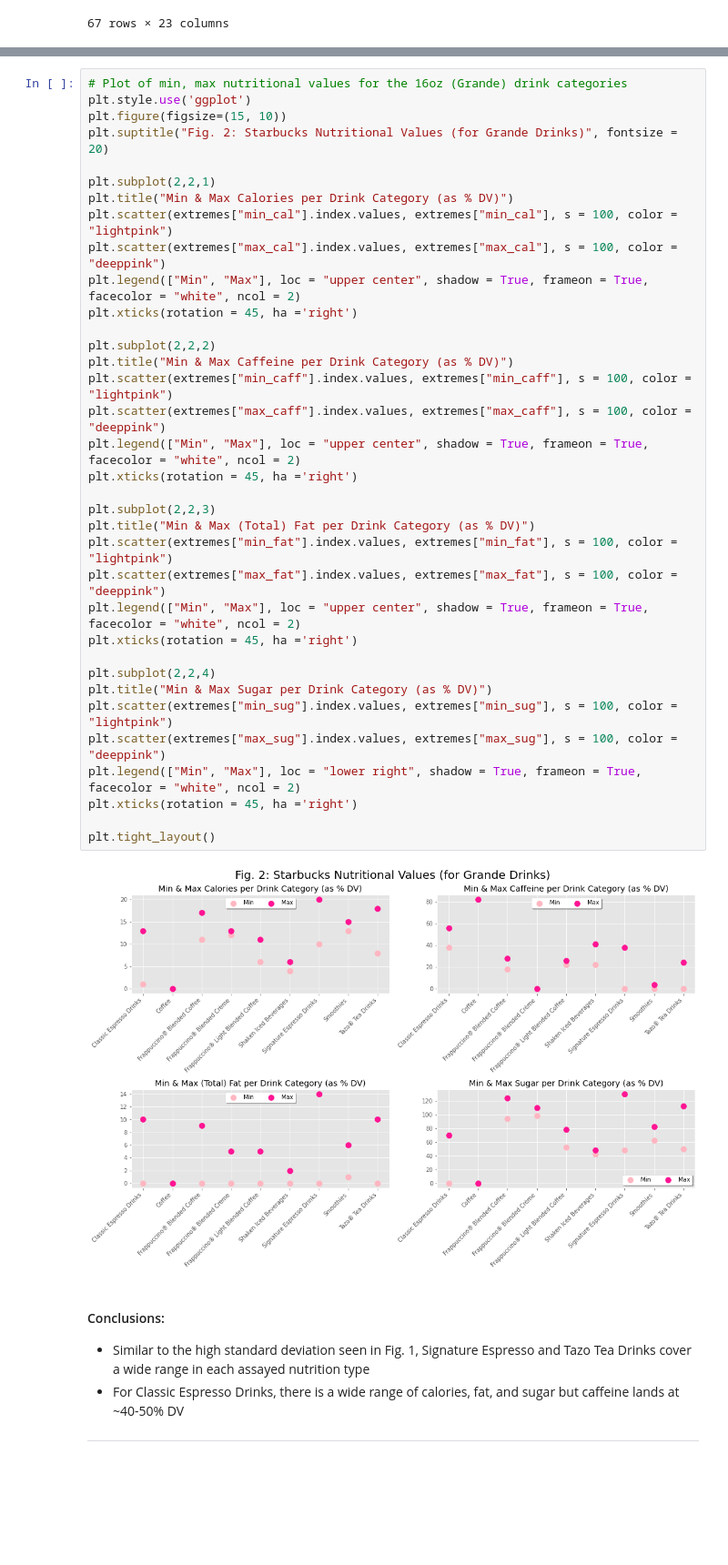
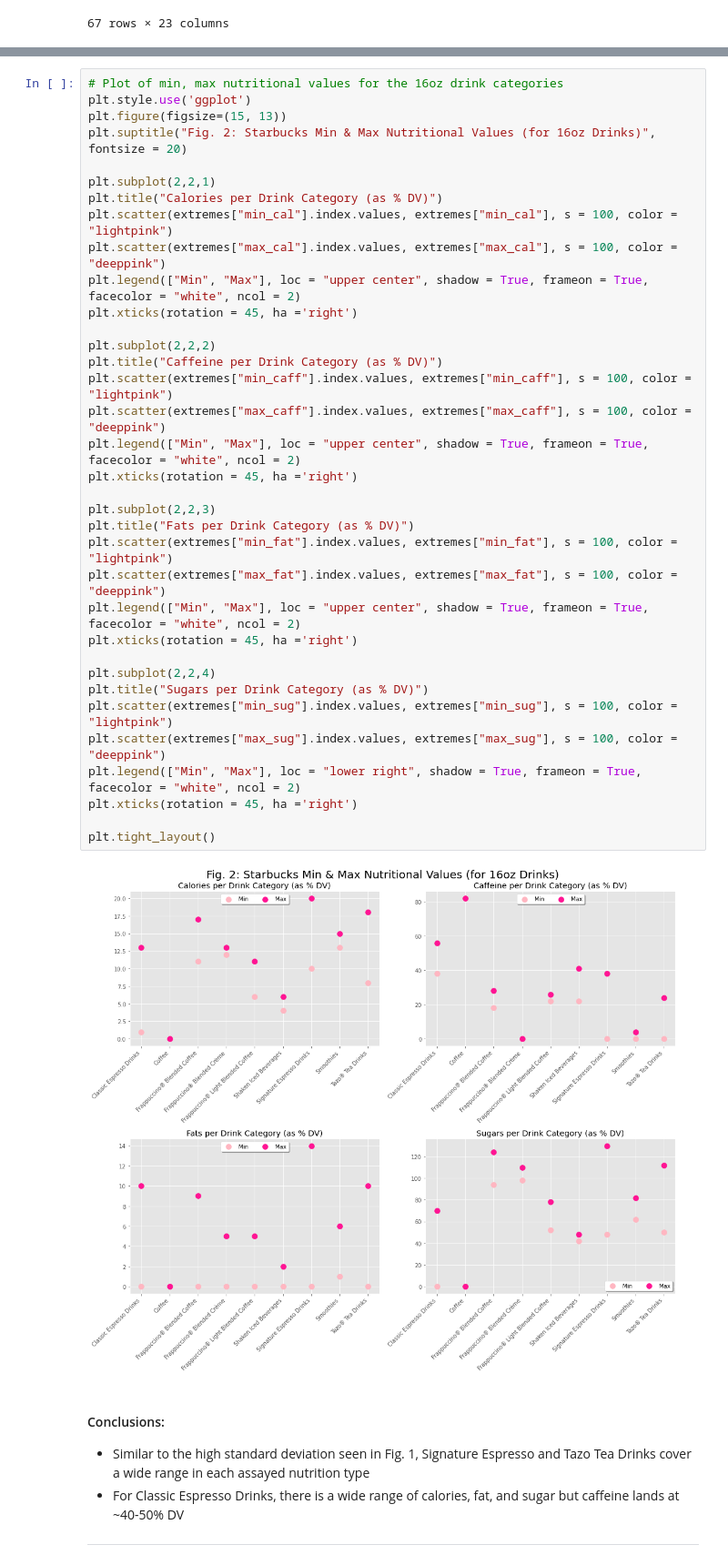
Before and after one commit to Ugi77/projects, a Jupyter notebook: NutritionAnalysisTour/desc_stats_pandas.ipynb, the cells around one changed output, grey strips where cells are left out. Shown at 91% size. Saved outputs shown, nothing was run; the diff lists cells and outputs as text; blank space fills up the shorter version.

Commit message:
unify titles in desc_stats_pandas.ipynb file

```diff
--- a/NutritionAnalysisTour/desc_stats_pandas.ipynb
+++ b/NutritionAnalysisTour/desc_stats_pandas.ipynb
@@ -132,42 +132,42 @@ extremes
 | Smoothies | 13.0 | 15.0 | 0.0 | 4.0 | 1.0 | 6.0 | 62.0 | 82.0 |
 | Tazo® Tea Drinks | 8.0 | 18.0 | 0.0 | 24.0 | 0.0 | 10.0 | 50.0 | 112.0 |
 # %%
-# Plot of min, max nutritional values for the 16oz (Grande) drink categories
+# Plot of min, max nutritional values for the 16oz drink categories
 plt.style.use('ggplot')
-plt.figure(figsize=(15, 10))
-plt.suptitle("Fig. 2: Starbucks Nutritional Values (for Grande Drinks)", fontsize = 20)
+plt.figure(figsize=(15, 13))
+plt.suptitle("Fig. 2: Starbucks Min & Max Nutritional Values (for 16oz Drinks)", fontsize = 20)
 
 plt.subplot(2,2,1)
-plt.title("Min & Max Calories per Drink Category (as % DV)")
+plt.title("Calories per Drink Category (as % DV)")
 plt.scatter(extremes["min_cal"].index.values, extremes["min_cal"], s = 100, color = "lightpink")
 plt.scatter(extremes["max_cal"].index.values, extremes["max_cal"], s = 100, color = "deeppink")
 plt.legend(["Min", "Max"], loc = "upper center", shadow = True, frameon = True, facecolor = "white", ncol = 2)
 plt.xticks(rotation = 45, ha ='right')
 
 plt.subplot(2,2,2)
-plt.title("Min & Max Caffeine per Drink Category (as % DV)")
+plt.title("Caffeine per Drink Category (as % DV)")
 plt.scatter(extremes["min_caff"].index.values, extremes["min_caff"], s = 100, color = "lightpink")
 plt.scatter(extremes["max_caff"].index.values, extremes["max_caff"], s = 100, color = "deeppink")
 plt.legend(["Min", "Max"], loc = "upper center", shadow = True, frameon = True, facecolor = "white", ncol = 2)
 plt.xticks(rotation = 45, ha ='right')
 
 plt.subplot(2,2,3)
-plt.title("Min & Max (Total) Fat per Drink Category (as % DV)")
+plt.title("Fats per Drink Category (as % DV)")
 plt.scatter(extremes["min_fat"].index.values, extremes["min_fat"], s = 100, color = "lightpink")
 plt.scatter(extremes["max_fat"].index.values, extremes["max_fat"], s = 100, color = "deeppink")
 plt.legend(["Min", "Max"], loc = "upper center", shadow = True, frameon = True, facecolor = "white", ncol = 2)
 plt.xticks(rotation = 45, ha ='right')
 
 plt.subplot(2,2,4)
-plt.title("Min & Max Sugar per Drink Category (as % DV)")
+plt.title("Sugars per Drink Category (as % DV)")
 plt.scatter(extremes["min_sug"].index.values, extremes["min_sug"], s = 100, color = "lightpink")
 plt.scatter(extremes["max_sug"].index.values, extremes["max_sug"], s = 100, color = "deeppink")
 plt.legend(["Min", "Max"], loc = "lower right", shadow = True, frameon = True, facecolor = "white", ncol = 2)
 plt.xticks(rotation = 45, ha ='right')
 
 plt.tight_layout()
 # %% [output]
-[figure, old version]
+[figure, new version]
 # %% [markdown]
 #### Conclusions:
 +  Similar to the high standard deviation seen in Fig. 1, Signature Espresso and Tazo Tea Drinks cover a wide range in each assayed nutrition type
```
Also changed, not shown: parts of 8 cells of this notebook.
